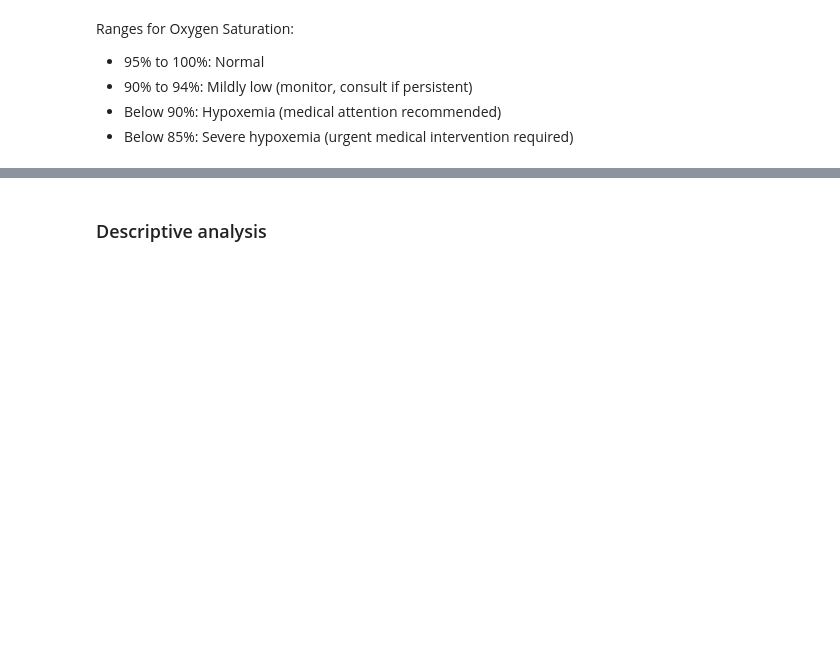
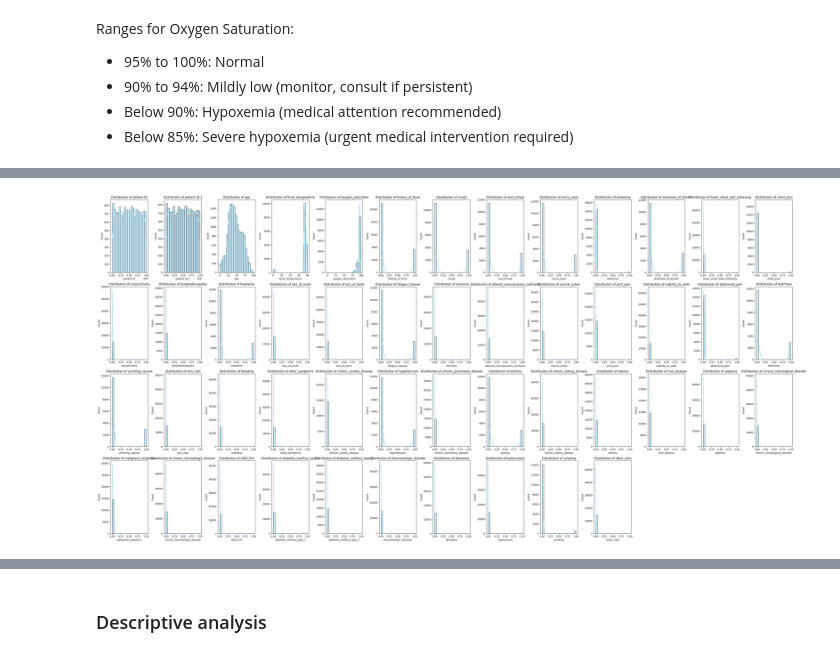
Before and after one commit to dasiemens-coder/data_processes_assignment_2_v2, a Jupyter notebook: assignment_2.ipynb, the cells around one changed output, grey strips where cells are left out. Saved outputs shown, nothing was run; the diff lists cells and outputs as text; code cells hidden in the pictures; blank space fills up the shorter version.

```diff
--- a/assignment_2.ipynb
+++ b/assignment_2.ipynb
@@ -237,13 +496,15 @@ plt.show()
 # %%
 # Set up the plotting space for multiple plots
 num_columns = hospital1.select_dtypes(include='number').columns  # Get numerical columns
 
 # Create plots for numerical columns
 plt.figure(figsize=(40, 20))
 for i, col in enumerate(num_columns):
     plt.subplot(4, len(num_columns) // 4 + 1, i + 1)  # Set a grid for subplots
-    sns.histplot(hospital1[col], kde=True, bins=20, color='skyblue')  # You can change this to other plots (e.g., boxplot)
+    sns.histplot(hospital1[col].fillna(0.5), kde=True, bins=20, color='skyblue')  # You can change this to other plots (e.g., boxplot)
     plt.title(f'Distribution of {col}')
     plt.tight_layout()  # To avoid overlapping subplots
 
 plt.show()
+# %% [output]
+[figure, added]
```
Also changed, not shown: parts of 46 cells of this notebook.
